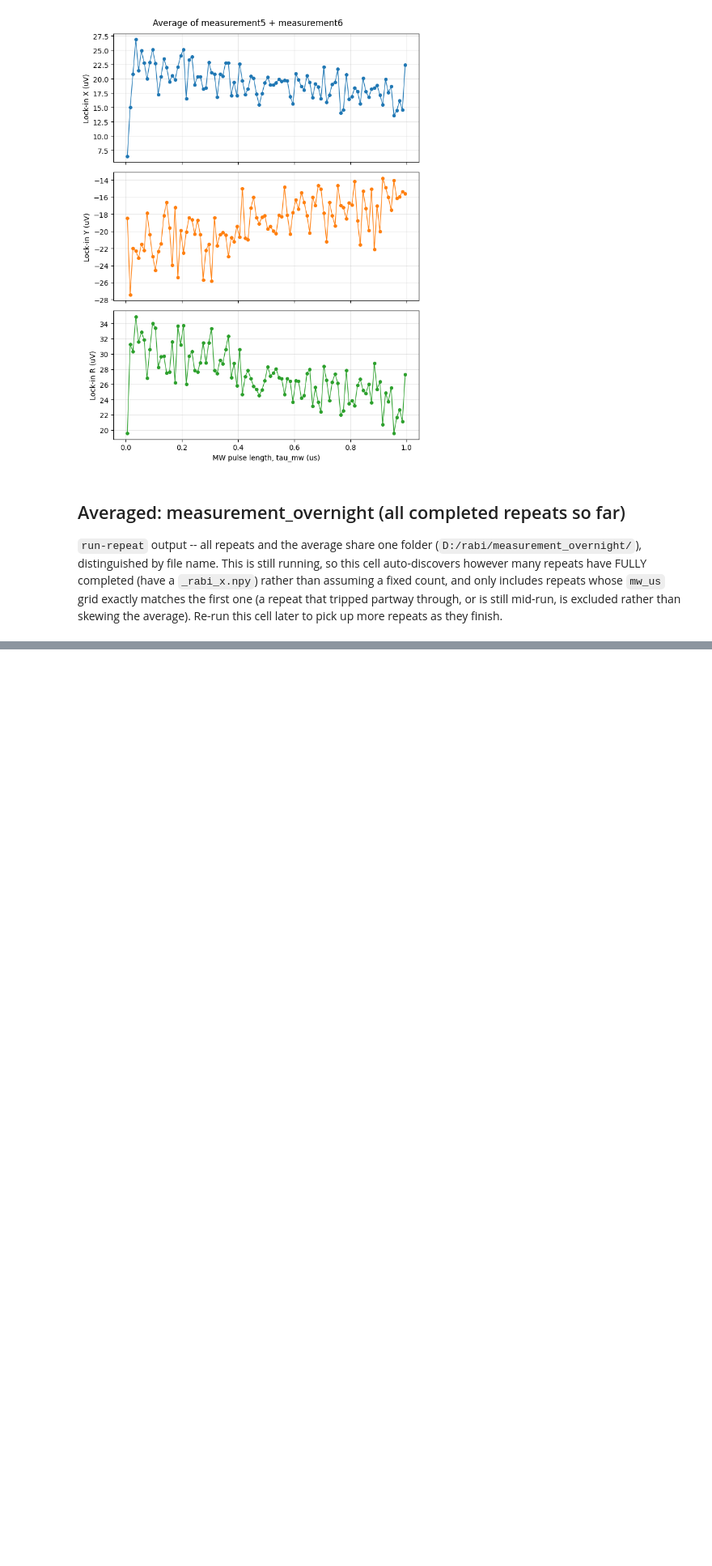
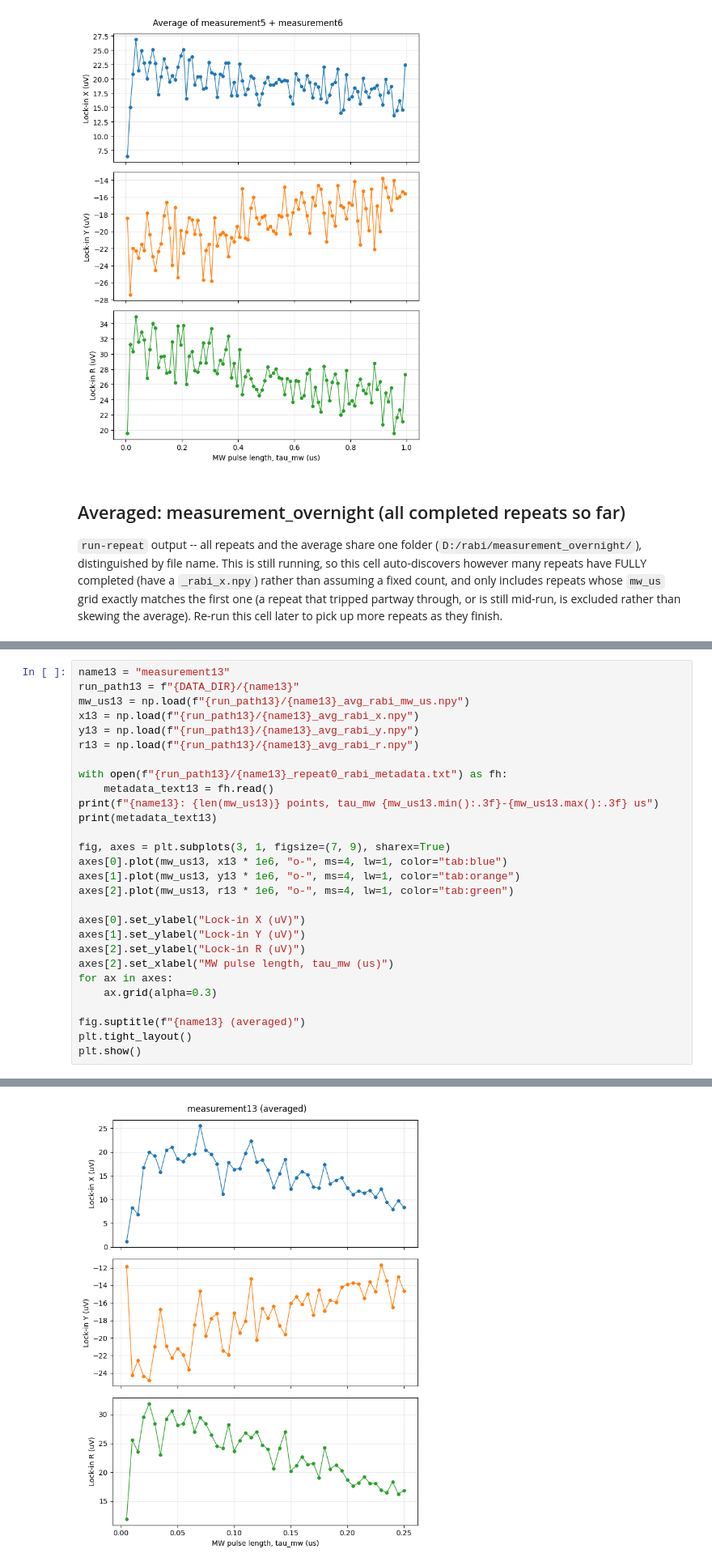
Before and after one commit to meimei2027/diamonds, a Jupyter notebook: experiment/rabi_result.ipynb, the cells around one changed output, grey strips where cells are left out. Shown at 81% size. Saved outputs shown, nothing was run; the diff lists cells and outputs as text; blank space fills up the shorter version.

```diff
--- a/experiment/rabi_result.ipynb
+++ b/experiment/rabi_result.ipynb
@@ -255,0 +382,29 @@ averaging 10/10 repeats
+# %%
+name13 = "measurement13"
+run_path13 = f"{DATA_DIR}/{name13}"
+mw_us13 = np.load(f"{run_path13}/{name13}_avg_rabi_mw_us.npy")
+x13 = np.load(f"{run_path13}/{name13}_avg_rabi_x.npy")
+y13 = np.load(f"{run_path13}/{name13}_avg_rabi_y.npy")
+r13 = np.load(f"{run_path13}/{name13}_avg_rabi_r.npy")
+
+with open(f"{run_path13}/{name13}_repeat0_rabi_metadata.txt") as fh:
+    metadata_text13 = fh.read()
+print(f"{name13}: {len(mw_us13)} points, tau_mw {mw_us13.min():.3f}-{mw_us13.max():.3f} us")
+print(metadata_text13)
+
+fig, axes = plt.subplots(3, 1, figsize=(7, 9), sharex=True)
+axes[0].plot(mw_us13, x13 * 1e6, "o-", ms=4, lw=1, color="tab:blue")
+axes[1].plot(mw_us13, y13 * 1e6, "o-", ms=4, lw=1, color="tab:orange")
+axes[2].plot(mw_us13, r13 * 1e6, "o-", ms=4, lw=1, color="tab:green")
+
+axes[0].set_ylabel("Lock-in X (uV)")
+axes[1].set_ylabel("Lock-in Y (uV)")
+axes[2].set_ylabel("Lock-in R (uV)")
+axes[2].set_xlabel("MW pulse length, tau_mw (us)")
+for ax in axes:
+    ax.grid(alpha=0.3)
+
+fig.suptitle(f"{name13} (averaged)")
+plt.tight_layout()
+plt.show()
+# %% [output]
@@ -255,0 +424 @@ averaging 10/10 repeats
+[figure, added]
```
Also changed, not shown: parts of 15 cells of this notebook, 18 other files.
